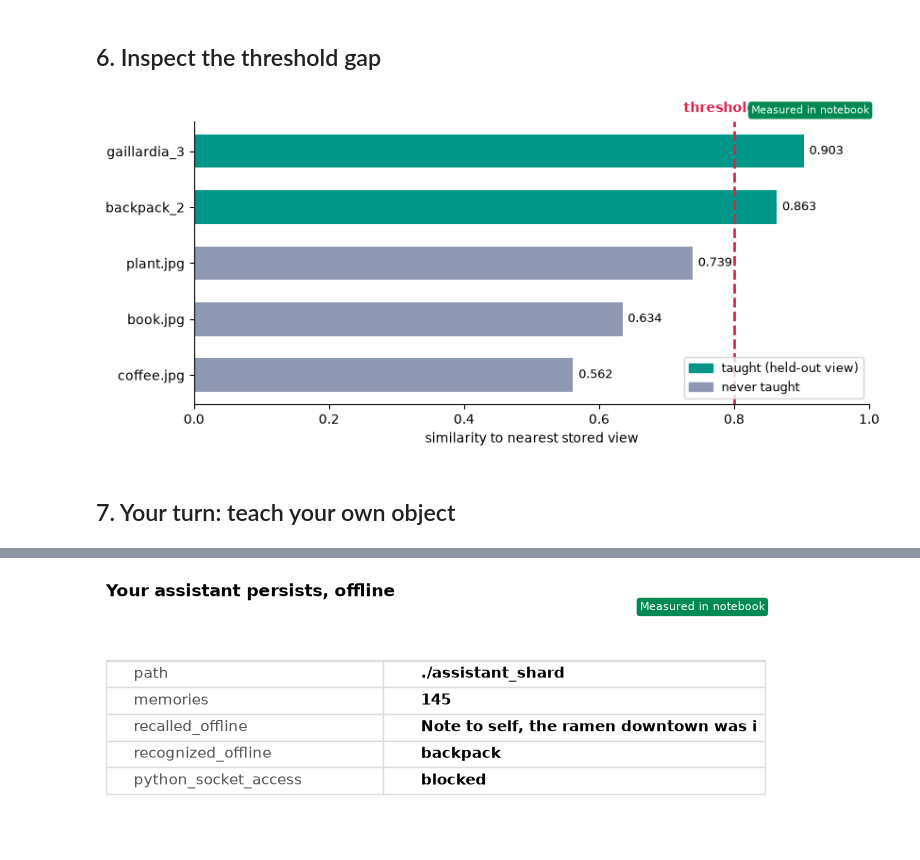
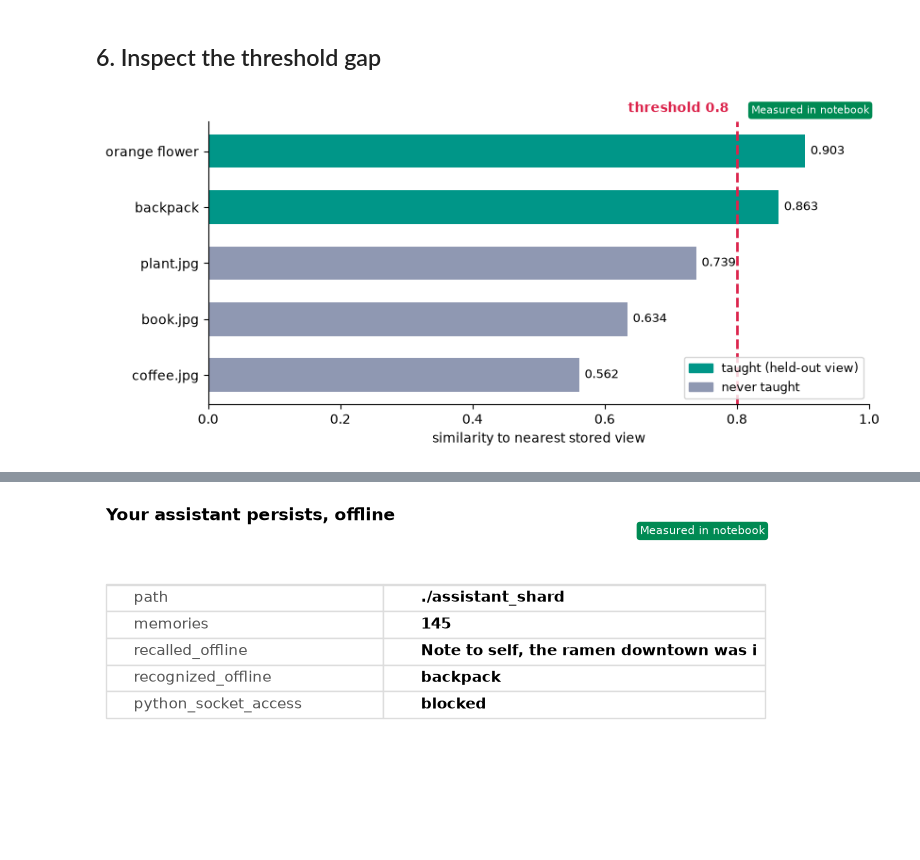
Before and after one commit to Dylancouzon/on-device-memory-course, a Jupyter notebook: L5/L5.ipynb, the cells around one changed output, grey strips where cells are left out. Drawn from its saved outputs; the diff is of its cells as text; code cells hidden in the pictures; blank space fills up the shorter version.

```diff
--- a/L5/L5.ipynb
+++ b/L5/L5.ipynb
@@ -5 +7,12 @@ The device learns a new object by writing example vectors to memory, no retraini
+# %%
+from helper import object_photos
+
+# Teach the device one object you own. Paste image URLs of it: two or
+# more from different angles to teach, and one more to test. Leave these
+# empty to run on the bundled example.
+MY_LABEL = "orange flower"
+TEACH_URLS = []
+TEST_URL = ""
+
+teach_photos, test_photo = object_photos(TEACH_URLS, TEST_URL)
 # %% [markdown]
@@ -97,30 +107,27 @@ Taught "orange flower". Shard now holds 5 views
 # %%
-top, known, _ = recognize(object_shard, query)
+top, known, _ = recognize(object_shard, test_photo)
 verdict = top.payload["label"] if known else "UNKNOWN"
-show_images([query, top.payload["file"]],
-            captions=[f"same query -> {verdict}",
+show_images([test_photo, top.payload["file"]],
+            captions=[f"same photo -> {verdict}",
                       f"matched: {top.payload['label']} · {top.score:.3f}"])
 # %% [output]
 [figure]
 # %% [markdown]
 ## 6. Inspect the threshold gap
 # %%
-from pathlib import Path
 from helper import score_gap_chart
 
 taught = []
-for path in ["../data/objects/gaillardia_3.jpg",
-             "../data/objects/backpack_2.jpg"]:
+for label, path in [(MY_LABEL, test_photo),
+                    ("backpack", "../data/objects/backpack_2.jpg")]:
     t, _, _ = recognize(object_shard, path)
-    taught.append((Path(path).stem, t.score))
+    taught.append((label, t.score))
 
 foreign = []
 for name in ["plant.jpg", "book.jpg", "coffee.jpg"]:
     t, _, _ = recognize(object_shard, f"../data/images/{name}")
     foreign.append((name, t.score))
 
 score_gap_chart(taught, foreign, RECOGNIZE_THRESHOLD)
 # %% [output]
-[figure, old version]
+[figure, new version]
-# %% [markdown]
-## 7. Your turn: teach your own object
```
Also changed, not shown: parts of 18 cells of this notebook, 18 other files.
